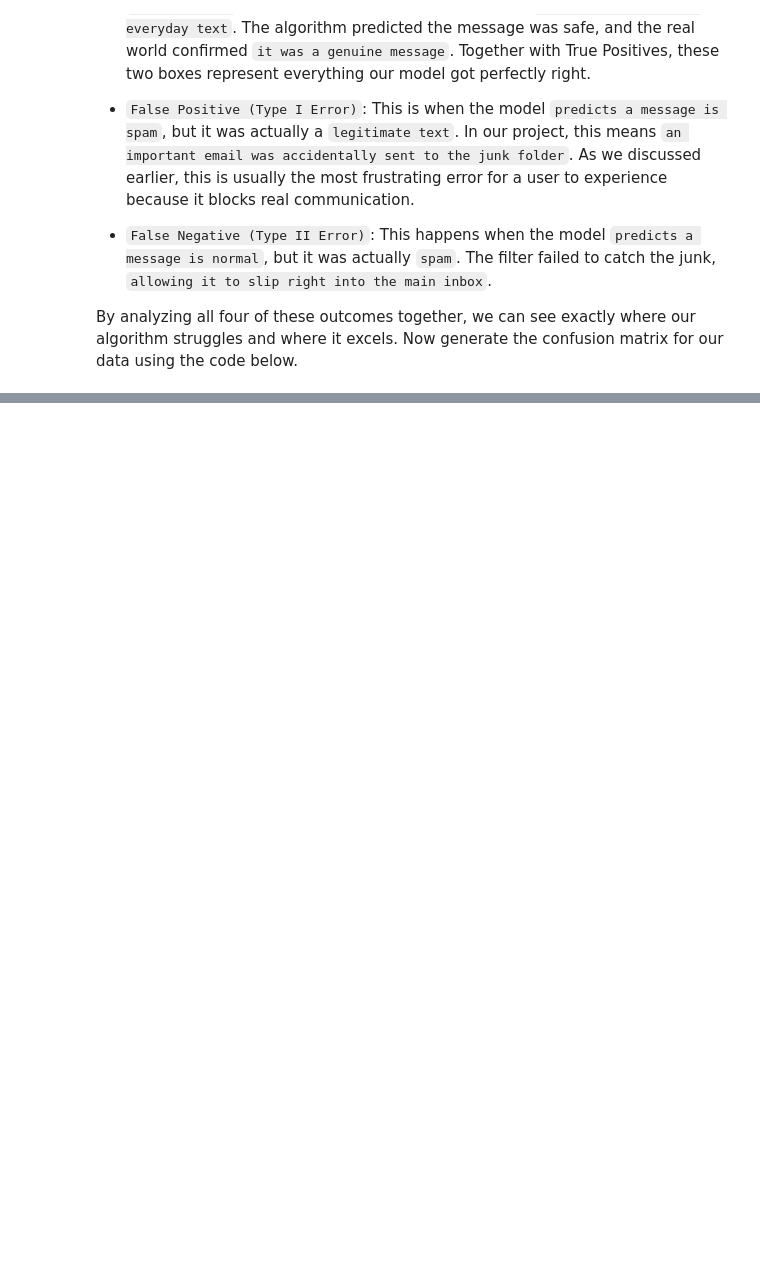
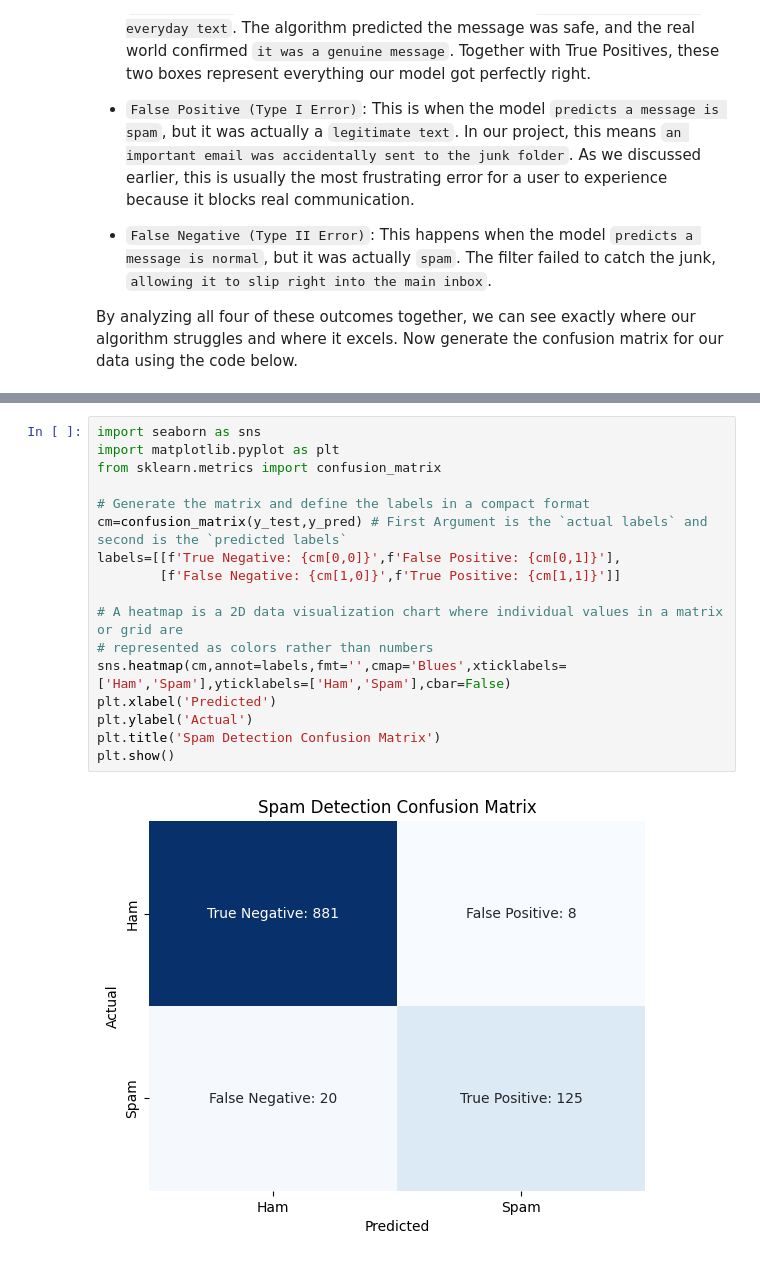
Before and after one commit to srijonresearch-code/Introductory-Natural-Language-Processing, a Jupyter notebook: Evaluating NLP Models.ipynb, the cells around one changed output, grey strips where cells are left out. Cells and saved outputs as stored; diff of their text form; blank space fills up the shorter version.

```diff
--- a/Evaluating NLP Models.ipynb
+++ b/Evaluating NLP Models.ipynb
@@ -59,3 +57,22 @@ labels=[[f'True Negative: {cm[0,0]}',f'False Positive: {cm[0,1]}'],
 
 => Row and column positions are just numbers, and sklearn orders them by the class values: 0 first, then 1.
 `Ham is 0 and Spam is 1` for both Row and column
+# %%
+import seaborn as sns
+import matplotlib.pyplot as plt
+from sklearn.metrics import confusion_matrix
+
+# Generate the matrix and define the labels in a compact format
+cm=confusion_matrix(y_test,y_pred) # First Argument is the `actual labels` and second is the `predicted labels`
+labels=[[f'True Negative: {cm[0,0]}',f'False Positive: {cm[0,1]}'],
+        [f'False Negative: {cm[1,0]}',f'True Positive: {cm[1,1]}']]
+
+# A heatmap is a 2D data visualization chart where individual values in a matrix or grid are
+# represented as colors rather than numbers
+sns.heatmap(cm,annot=labels,fmt='',cmap='Blues',xticklabels=['Ham','Spam'],yticklabels=['Ham','Spam'],cbar=False)
+plt.xlabel('Predicted')
+plt.ylabel('Actual')
+plt.title('Spam Detection Confusion Matrix')
+plt.show()
+# %% [output]
+[figure, added]
```
Also changed, not shown: parts of 4 cells of this notebook.
